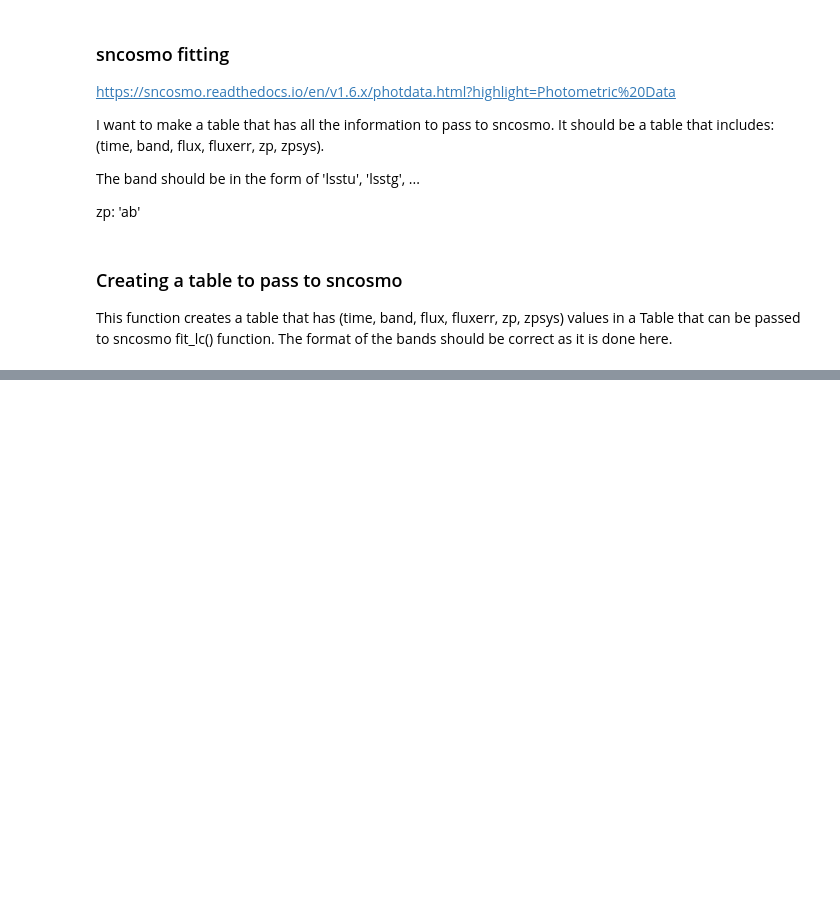
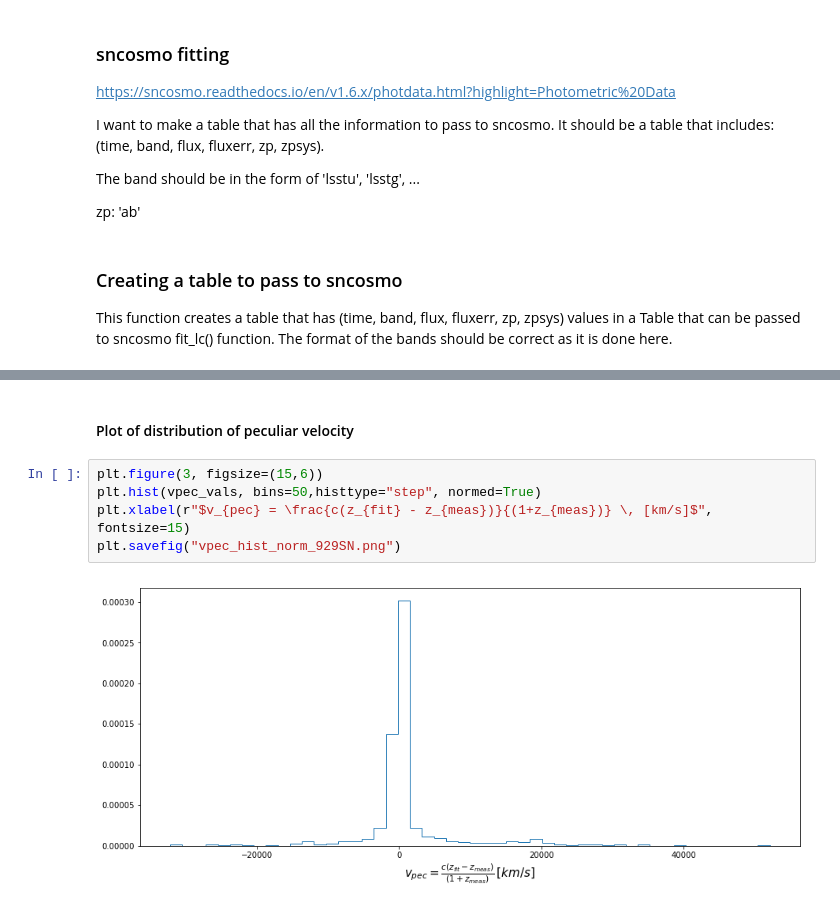
Before and after one commit to Andromedanita/vpec_sn_hack, a Jupyter notebook: Notebooks/Choosing_OpSim_rows.ipynb, the cells around one changed output, grey strips where cells are left out. Saved outputs shown, nothing was run; the diff lists cells and outputs as text; blank space fills up the shorter version.

```diff
--- a/Notebooks/Choosing_OpSim_rows.ipynb
+++ b/Notebooks/Choosing_OpSim_rows.ipynb
@@ -417,0 +660,9 @@ def mB(x0):
+# %% [markdown]
+#### Plot of distribution of peculiar velocity
+# %%
+plt.figure(3, figsize=(15,6))
+plt.hist(vpec_vals, bins=50,histtype="step", normed=True)
+plt.xlabel(r"$v_{pec} = \frac{c(z_{fit} - z_{meas})}{(1+z_{meas})} \, [km/s]$", fontsize=15)
+plt.savefig("vpec_hist_norm_929SN.png")
+# %% [output]
+[figure, added]
```
Also changed, not shown: parts of 107 cells of this notebook.
